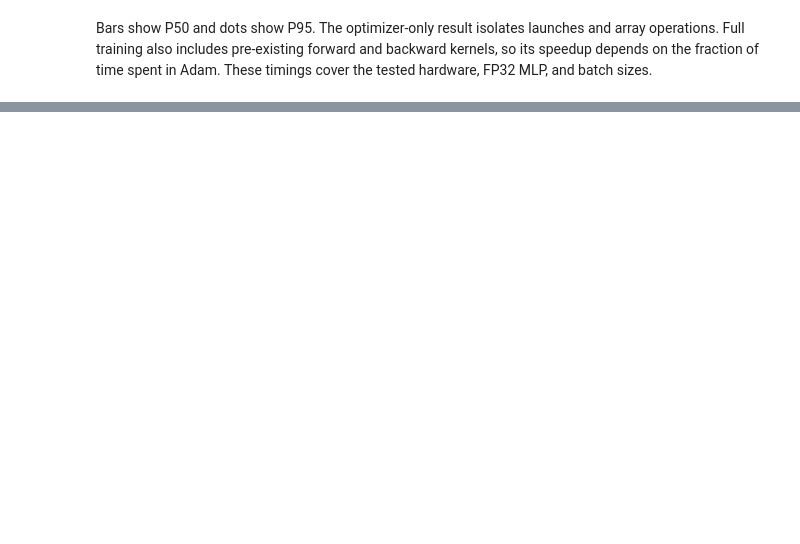
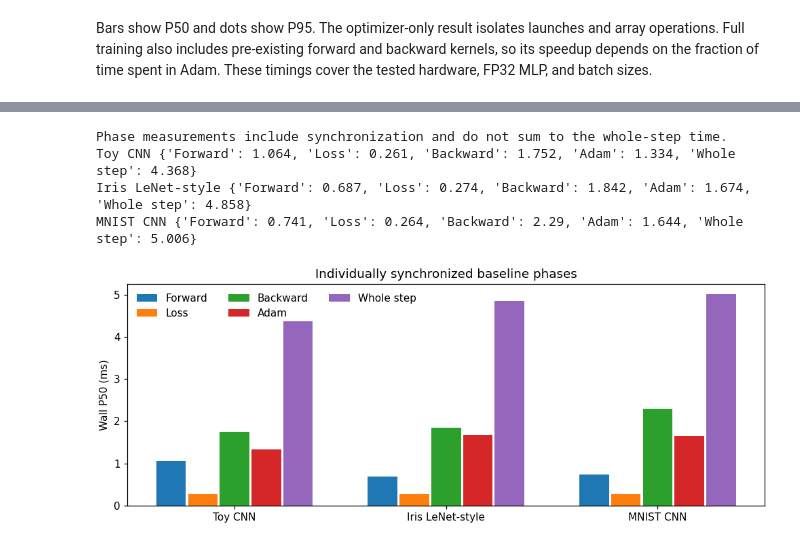
Before and after one commit to OrbisLumen/Comprehensive-Project-One-In-UESTC, a Jupyter notebook: examples/neural_network/gpu_optimization.ipynb, the cells around one changed output, grey strips where cells are left out. Cells and saved outputs as stored; diff of their text form; code cells hidden in the pictures; blank space fills up the shorter version.

```diff
--- a/examples/neural_network/gpu_optimization.ipynb
+++ b/examples/neural_network/gpu_optimization.ipynb
@@ -191,0 +459,40 @@ These timings cover the tested hardware, FP32 MLP, and batch sizes.
+# %%
+def phase_breakdown(data):
+    model = make_model(data, 42)
+    opt = Adam(fused=False).setup(model)
+    x, y = (cp.asarray(a[:data.training_batch]) for a in data.train)
+    model.cleargrads()
+    with enabled(BASE):
+        logits = model(x)
+        loss = F.softmax_cross_entropy(logits, y)
+    phases = {
+        'Forward': lambda: model(x),
+        'Loss': lambda: F.softmax_cross_entropy(logits, y),
+        'Backward': lambda: (model.cleargrads(), loss.backward()),
+    }
+    with enabled(BASE):
+        measurements = {name: measure([(nullcontext, call)])[0] for name, call in phases.items()}
+        step(model, opt, (x, y))
+        measurements['Adam'] = measure([(nullcontext, opt.update)])[0]
+        measurements['Whole step'] = measure([(nullcontext, lambda: step(model, opt, (x, y)))])[0]
+    return measurements
+
+
+breakdown = {data.name: phase_breakdown(data) for data in workloads}
+fig, ax = plt.subplots(figsize=(9, 3.5), layout='constrained')
+for j, phase in enumerate(('Forward', 'Loss', 'Backward', 'Adam', 'Whole step')):
+    positions = np.arange(len(workloads)) + (j - 2) * 0.15
+    ax.bar(positions, [breakdown[d.name][phase]['wall'] for d in workloads], 0.14, label=phase)
+ax.set_xticks(np.arange(len(workloads)), [d.name for d in workloads])
+ax.set(ylabel='Wall P50 (ms)', title='Individually synchronized baseline phases')
+ax.legend(frameon=False, ncol=3)
+plt.show()
+print('Phase measurements include synchronization and do not sum to the whole-step time.')
+for name, phases in breakdown.items():
+    print(name, {key: round(value['wall'], 3) for key, value in phases.items()})
+# %% [output]
+Phase measurements include synchronization and do not sum to the whole-step time.
+Toy CNN {'Forward': 1.064, 'Loss': 0.261, 'Backward': 1.752, 'Adam': 1.334, 'Whole step': 4.368}
+Iris LeNet-style {'Forward': 0.687, 'Loss': 0.274, 'Backward': 1.842, 'Adam': 1.674, 'Whole step': 4.858}
+MNIST CNN {'Forward': 0.741, 'Loss': 0.264, 'Backward': 2.29, 'Adam': 1.644, 'Whole step': 5.006}
+[figure, added]
```
Also changed, not shown: parts of 21 cells of this notebook, 7 other files.
